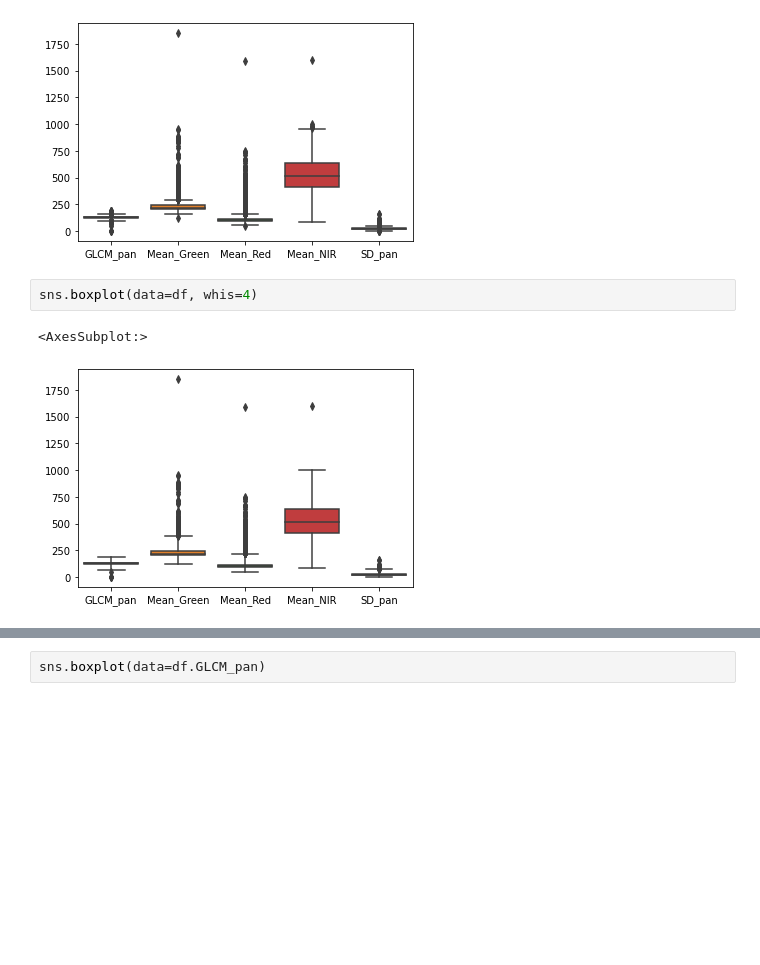
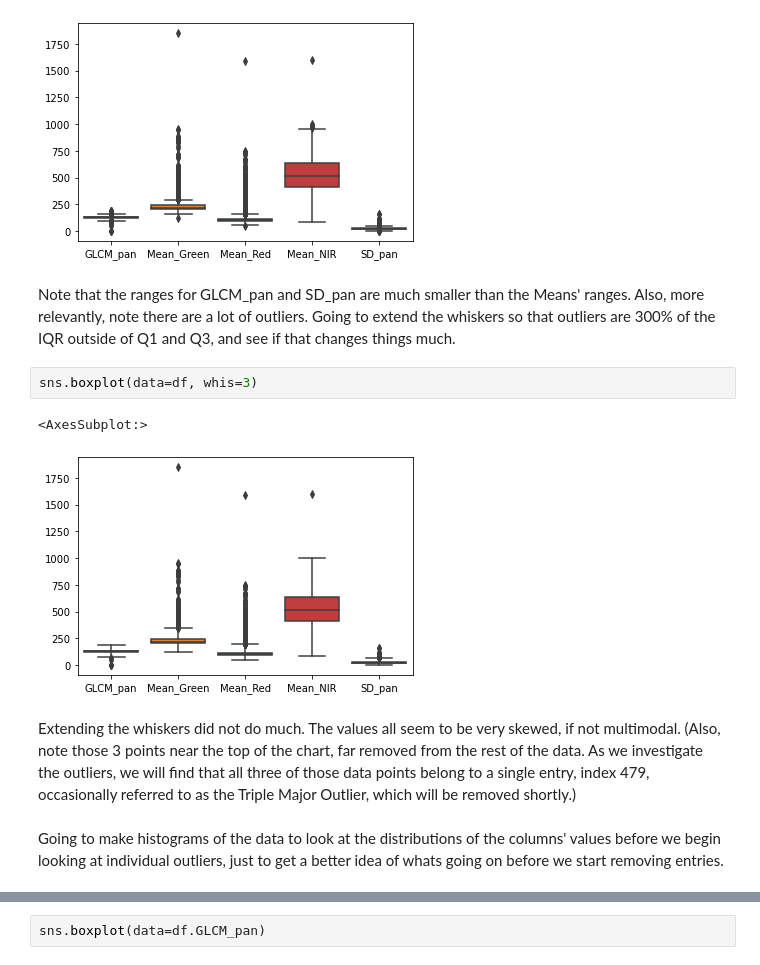
Before and after one commit to TheNatureWarrior/DS160_Final_Project_NPA_JCR, a Jupyter notebook: DS160_FP_NPA_JCR.ipynb, the cells around one changed output, grey strips where cells are left out. Drawn from its saved outputs; the diff is of its cells as text; blank space fills up the shorter version.

Commit message:
Big update of explore and start log

```diff
--- a/DS160_FP_NPA_JCR.ipynb
+++ b/DS160_FP_NPA_JCR.ipynb
@@ -115,8 +106,14 @@ sns.boxplot(data=df)
 # %% [output]
 <AxesSubplot:>
 [figure]
+# %% [markdown]
+Note that the ranges for GLCM_pan and SD_pan are much smaller than the Means' ranges. Also, more relevantly, note there are a lot of outliers. Going to extend the whiskers so that outliers are 300% of the IQR outside of Q1 and Q3, and see if that changes things much.
 # %%
-sns.boxplot(data=df, whis=4)
+sns.boxplot(data=df, whis=3)
 # %% [output]
 <AxesSubplot:>
-[figure, old version]
+[figure, new version]
+# %% [markdown]
+Extending the whiskers did not do much. The values all seem to be very skewed, if not multimodal. (Also, note those 3 points near the top of the chart, far removed from the rest of the data. As we investigate the outliers, we will find that all three of those data points belong to a single entry, index 479, occasionally referred to as the Triple Major Outlier, which will be removed shortly.)
+# %% [markdown]
+Going to make histograms of the data to look at the distributions of the columns' values before we begin looking at individual outliers, just to get a better idea of whats going on before we start removing entries.
```
Also changed, not shown: parts of 134 cells of this notebook.
